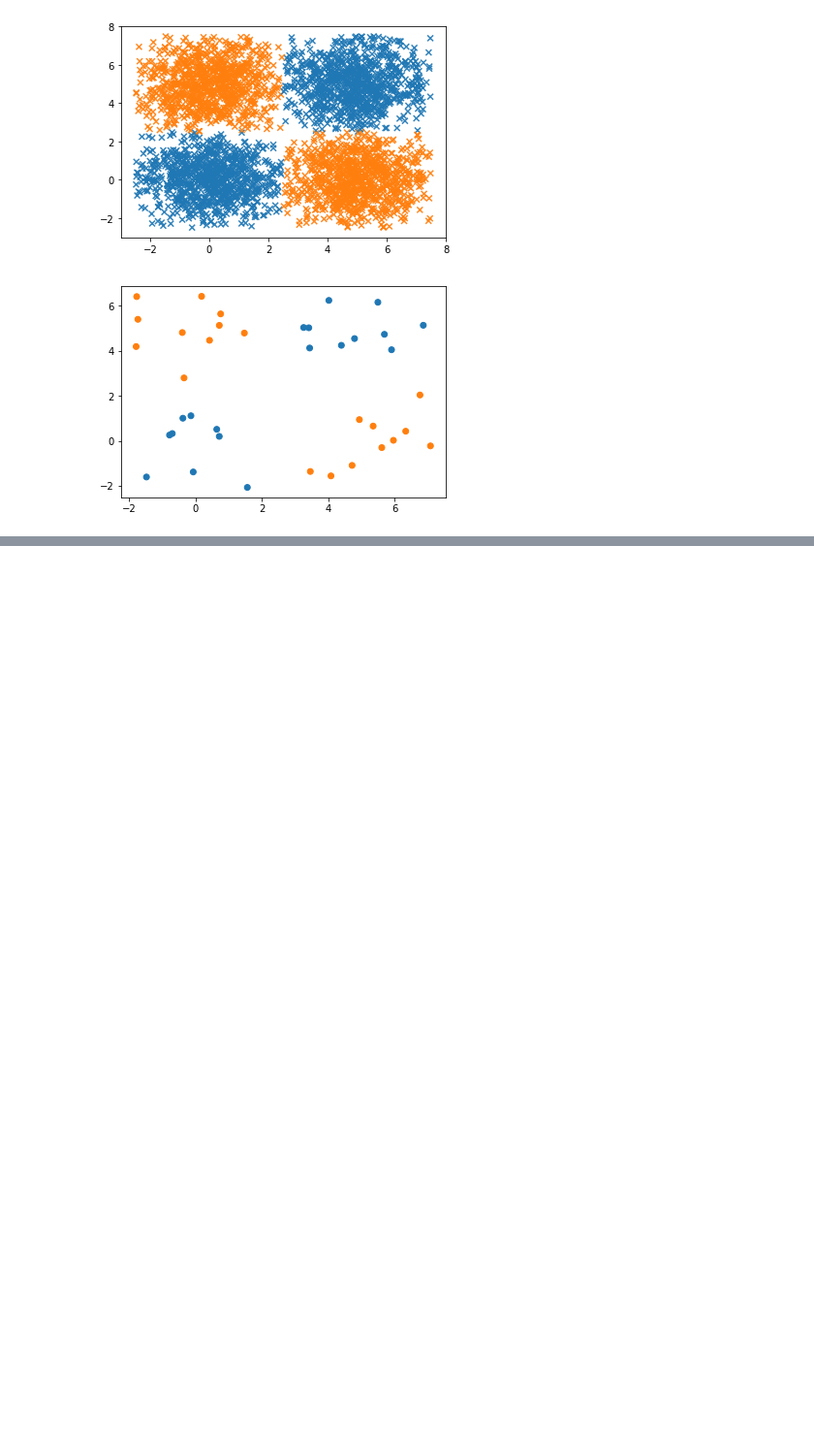
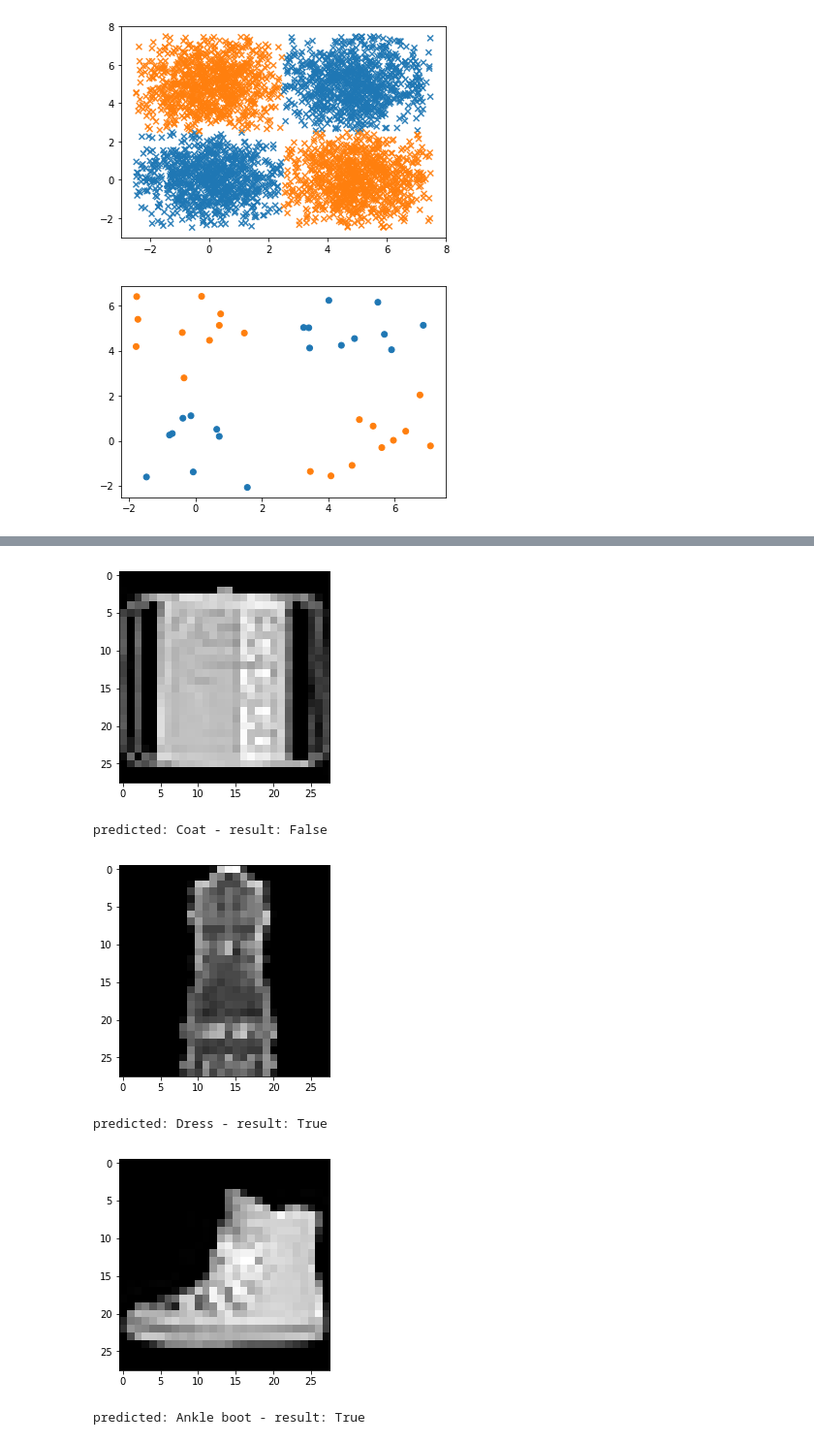
Before and after one commit to GeoTrouvetout/courses, a Jupyter notebook: understanding_ann.ipynb, the cells around one changed output, grey strips where cells are left out. Shown at 97% size. Saved outputs shown, nothing was run; the diff lists cells and outputs as text; code cells hidden in the pictures; blank space fills up the shorter version.

```diff
--- a/understanding_ann.ipynb
+++ b/understanding_ann.ipynb
@@ -1345,0 +1679,25 @@ plt.show()
+# %%
+randomize = np.arange(len(x_test))
+np.random.shuffle(randomize)
+x_test = x_test[randomize]
+t_test = t_test[randomize]
+for n in range(3):
+    x = x_test[n]
+    x = (x - np.mean(x))/np.std(x)
+    t = t_test[n]
+    h1 = sigmoid(np.dot(x, W1)+b1)
+    h2 = sigmoid(np.dot(h1, W2)+b2)
+    h3 = sigmoid(np.dot(h2, W3)+b3)
+    lout = np.dot(h3, Wout)+bout
+    y = softmax(lout)
+    tp = np.argmax(y)
+    plt.imshow(x.reshape(28,28), cmap='gray')
+    plt.show()
+    print("predicted:", labels[tp], "- result:", t==tp )
+# %% [output]
+[figure, added]
+predicted: Coat - result: False
+[figure, added]
+predicted: Dress - result: True
+[figure, added]
+predicted: Ankle boot - result: True
```
Also changed, not shown: parts of 11 cells of this notebook.
